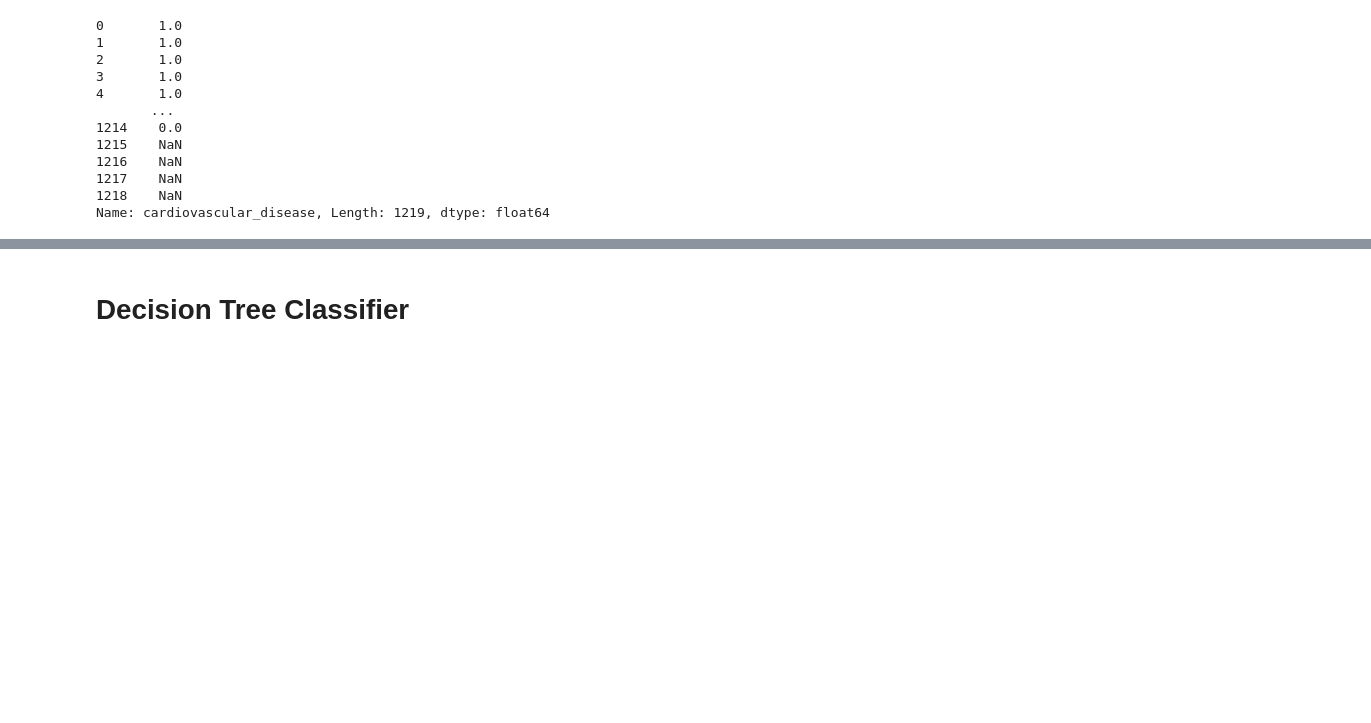
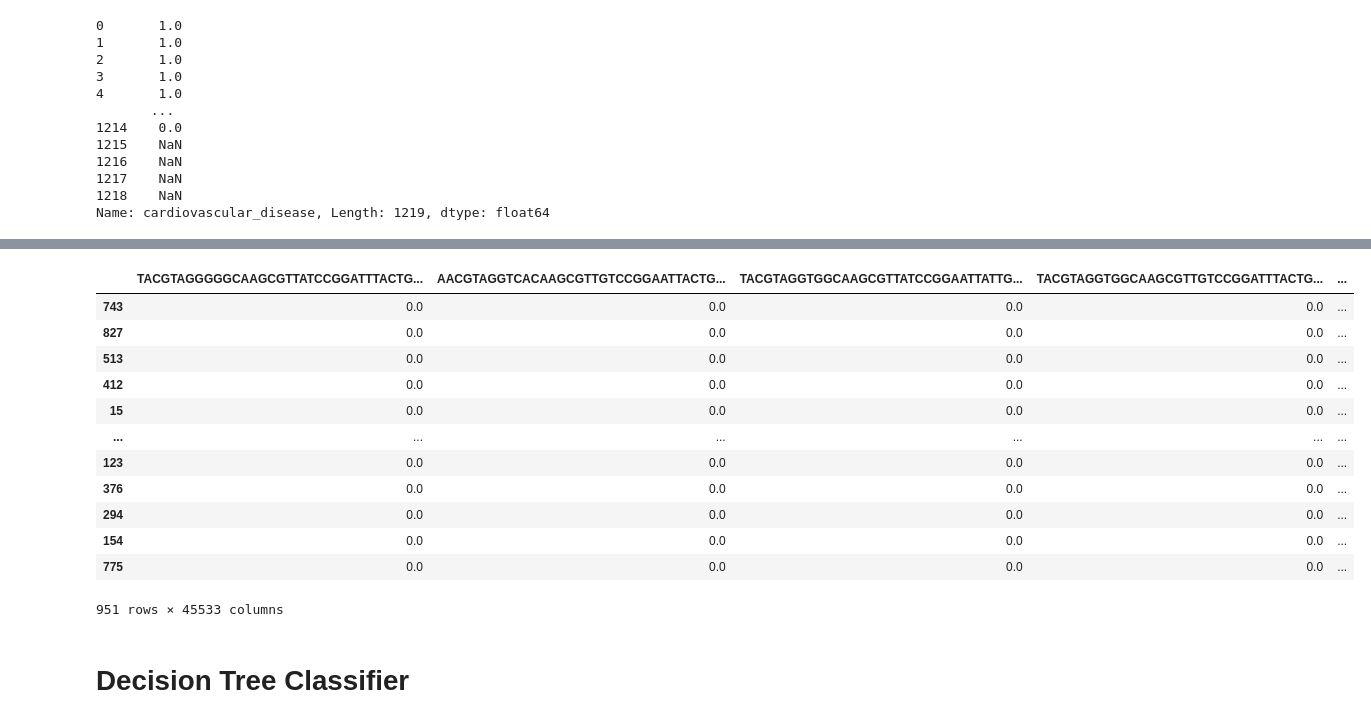
Before and after one commit to sharyudeshmukh82/gut-microbiome-cvd-diagnostic, a Jupyter notebook: Stage 1.ipynb, the cells around one changed output, grey strips where cells are left out. Saved outputs shown, nothing was run; the diff lists cells and outputs as text; code cells hidden in the pictures; blank space fills up the shorter version.

```diff
--- a/Stage 1.ipynb
+++ b/Stage 1.ipynb
@@ -86,27 +124,45 @@ Name: cardiovascular_disease, Length: 1219, dtype: float64
 # %%
 # Convert the table to a DataFrame
 # data = pd.DataFrame(table.matrix_data.toarray(),
 #                     index=table.ids(axis='observation'),
 #                     columns=table.ids(axis='sample'))
 
 
 
 data = pd.DataFrame(table.matrix_data.toarray().T, columns=table.ids(axis='observation'))
+# print(data)
+# print(data.columns.tolist())
 data['SampleID'] = table.ids(axis='sample')
+# print(table.ids(axis='sample'))
 data = data.sort_values(by='SampleID')
 md = md.sort_values(by='#SampleID')
 md = md.reset_index(drop=True)
 
 # Drop duplicate SampleID values from data
 data = data.drop_duplicates('SampleID')
 md = md.drop_duplicates('#SampleID')
 
 
 data['CVD'] = data['SampleID'].map(md.set_index('#SampleID')['cardiovascular_disease'])
 
-data
+# data
 # Display the updated DataFrame
 final_data = data.drop('SampleID',axis =1)
+final_data
+# %% [output]
+|  | TACGTAGGGGGCAAGCGTTATCCGGATTTACTG... | AACGTAGGTCACAAGCGTTGTCCGGAATTACTG... | TACGTAGGTGGCAAGCGTTATCCGGAATTATTG... | TACGTAGGTGGCAAGCGTTGTCCGGATTTACTG... | ... |
+| 743 | 0.0 | 0.0 | 0.0 | 0.0 | ... |
+| 827 | 0.0 | 0.0 | 0.0 | 0.0 | ... |
+| 513 | 0.0 | 0.0 | 0.0 | 0.0 | ... |
+| 412 | 0.0 | 0.0 | 0.0 | 0.0 | ... |
+| 15 | 0.0 | 0.0 | 0.0 | 0.0 | ... |
+| ... | ... | ... | ... | ... | ... |
+| 123 | 0.0 | 0.0 | 0.0 | 0.0 | ... |
+| 376 | 0.0 | 0.0 | 0.0 | 0.0 | ... |
+| 294 | 0.0 | 0.0 | 0.0 | 0.0 | ... |
+| 154 | 0.0 | 0.0 | 0.0 | 0.0 | ... |
+| 775 | 0.0 | 0.0 | 0.0 | 0.0 | ... |
+951 rows × 45533 columns
 # %%
 # Split the data into features (X) and target variable (y)
 X = final_data.drop('CVD', axis=1)
```
Also changed, not shown: parts of 3 cells of this notebook, 8 other files.
